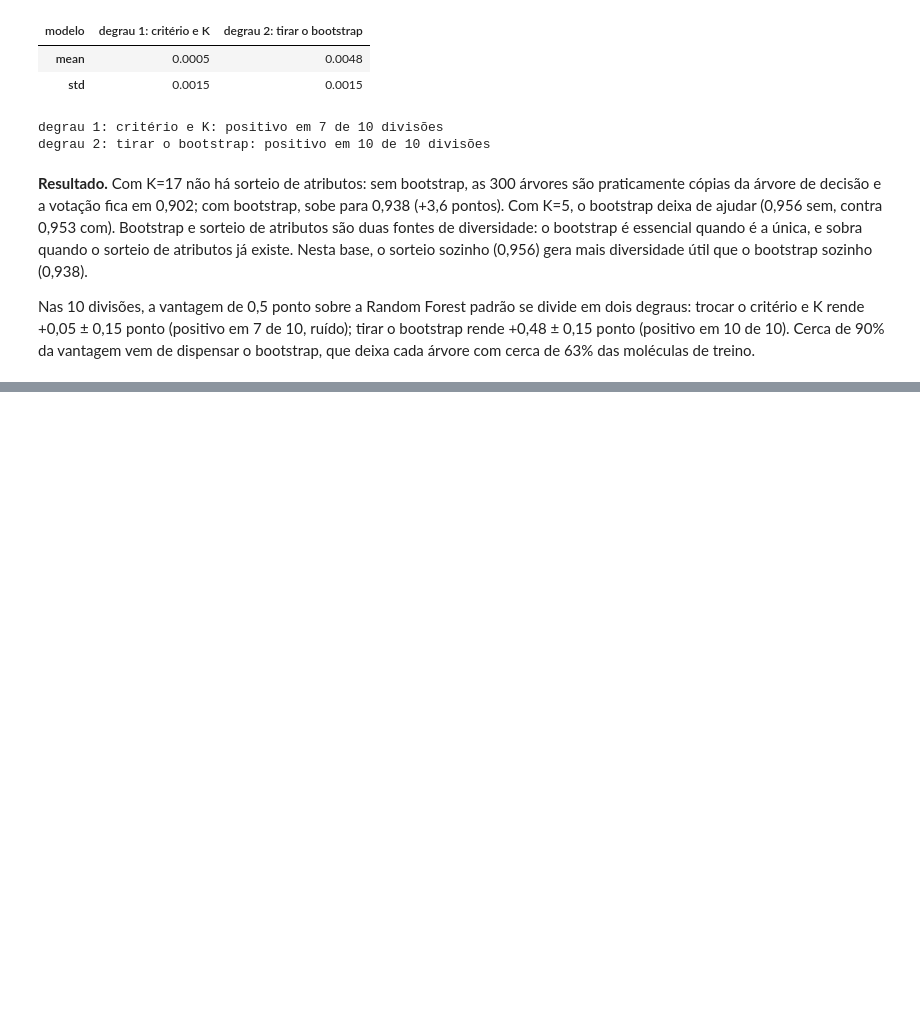
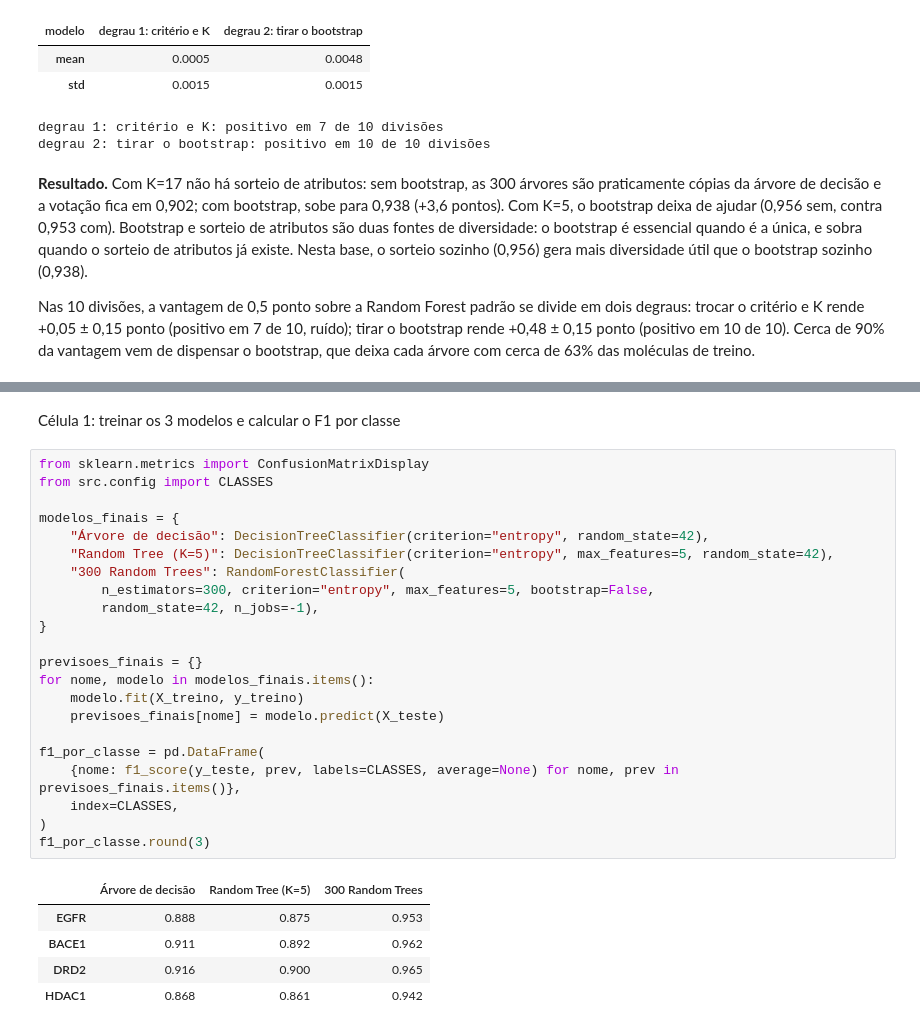
Before and after one commit to pumba-dev/machine-learning-practice, a Jupyter notebook: notebooks/04_random_tree.ipynb, the cells around one changed output, grey strips where cells are left out. Drawn from its saved outputs; the diff is of its cells as text; blank space fills up the shorter version.

```diff
--- a/notebooks/04_random_tree.ipynb
+++ b/notebooks/04_random_tree.ipynb
@@ -446,0 +451,30 @@ Nas 10 divisões, a vantagem de 0,5 ponto sobre a Random Forest padrão se divid
+# %% [markdown]
+Célula 1: treinar os 3 modelos e calcular o F1 por classe
+# %%
+from sklearn.metrics import ConfusionMatrixDisplay
+from src.config import CLASSES
+
+modelos_finais = {
+    "Árvore de decisão": DecisionTreeClassifier(criterion="entropy", random_state=42),
+    "Random Tree (K=5)": DecisionTreeClassifier(criterion="entropy", max_features=5, random_state=42),
+    "300 Random Trees": RandomForestClassifier(
+        n_estimators=300, criterion="entropy", max_features=5, bootstrap=False,
+        random_state=42, n_jobs=-1),
+}
+
+previsoes_finais = {}
+for nome, modelo in modelos_finais.items():
+    modelo.fit(X_treino, y_treino)
+    previsoes_finais[nome] = modelo.predict(X_teste)
+
+f1_por_classe = pd.DataFrame(
+    {nome: f1_score(y_teste, prev, labels=CLASSES, average=None) for nome, prev in previsoes_finais.items()},
+    index=CLASSES,
+)
+f1_por_classe.round(3)
+# %% [output]
+|  | Árvore de decisão | Random Tree (K=5) | 300 Random Trees |
+| EGFR | 0.888 | 0.875 | 0.953 |
+| BACE1 | 0.911 | 0.892 | 0.962 |
+| DRD2 | 0.916 | 0.900 | 0.965 |
+| HDAC1 | 0.868 | 0.861 | 0.942 |
```
Also changed, not shown: parts of 8 cells of this notebook.
